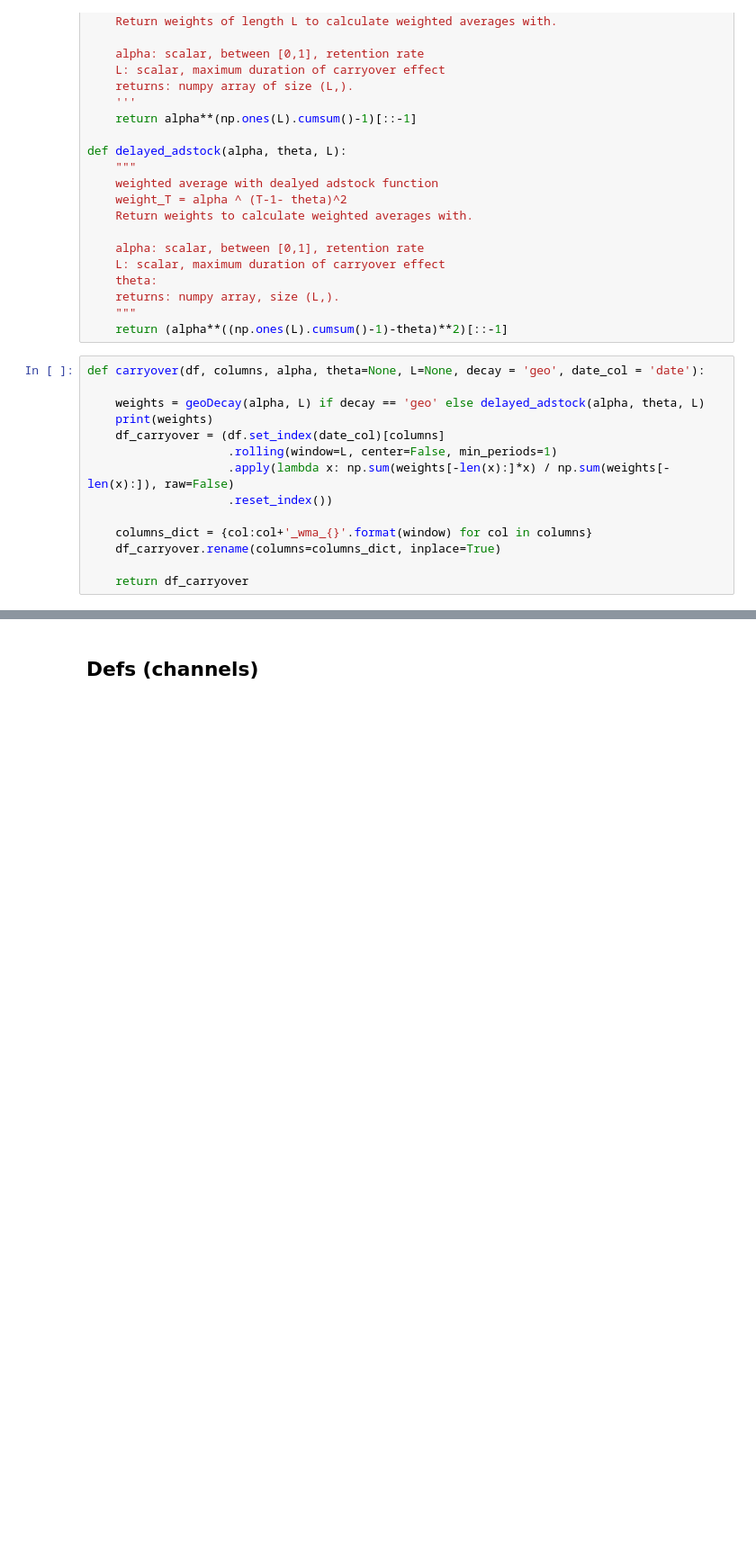
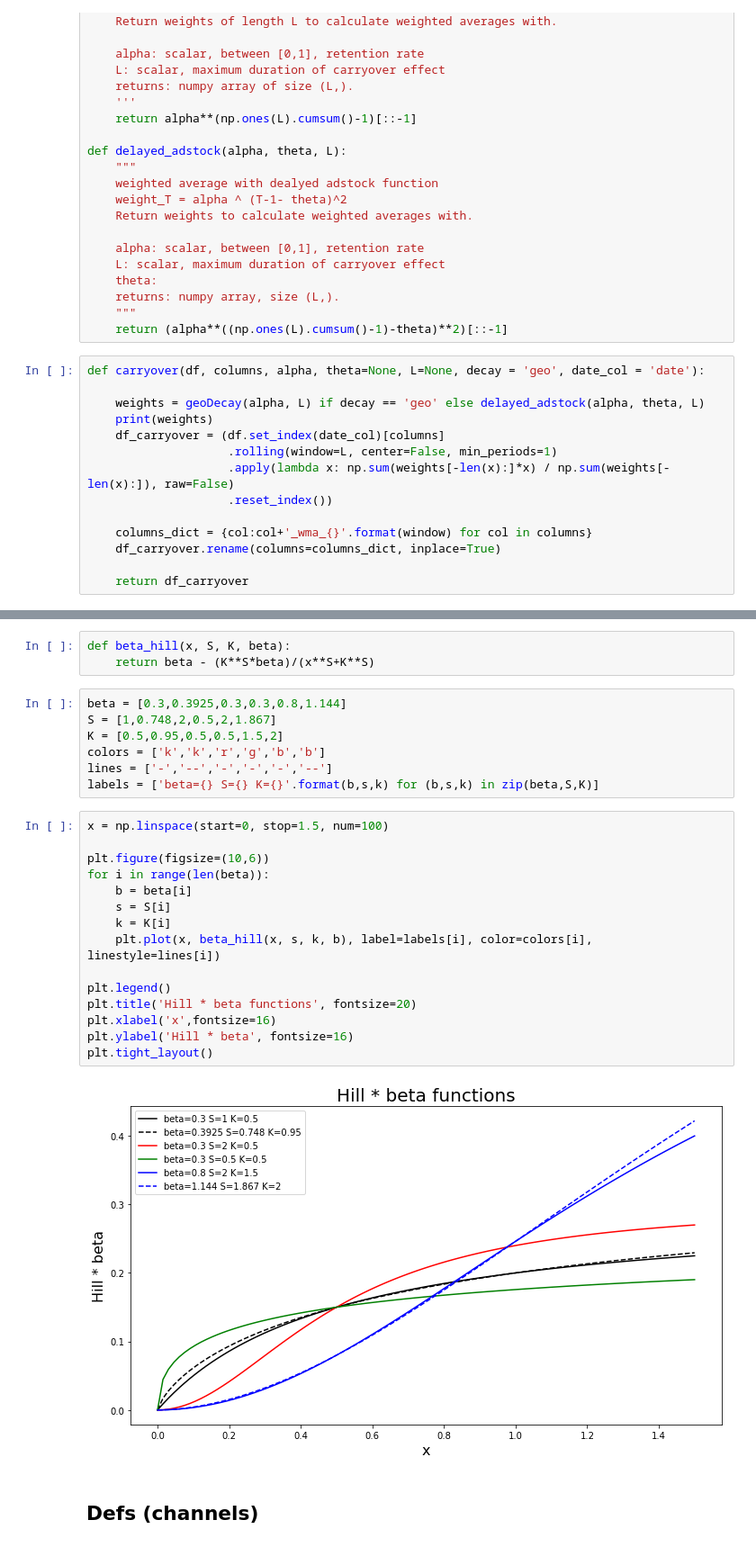
Before and after one commit to Amirgav-zz/mmm_ag, a Jupyter notebook: data_simulation.ipynb, the cells around one changed output, grey strips where cells are left out. Shown at 90% size. Saved outputs shown, nothing was run; the diff lists cells and outputs as text; blank space fills up the shorter version.

```diff
--- a/data_simulation.ipynb
+++ b/data_simulation.ipynb
@@ -105,3 +95,30 @@ array([0.5, 1. , 0.5])
+# %%
+def beta_hill(x, S, K, beta):
+    return beta - (K**S*beta)/(x**S+K**S)
+# %%
+beta = [0.3,0.3925,0.3,0.3,0.8,1.144]
+S = [1,0.748,2,0.5,2,1.867]
+K = [0.5,0.95,0.5,0.5,1.5,2]
+colors = ['k','k','r','g','b','b']
+lines = ['-','--','-','-','-','--']
+labels = ['beta={} S={} K={}'.format(b,s,k) for (b,s,k) in zip(beta,S,K)]
+# %%
+x = np.linspace(start=0, stop=1.5, num=100)
+
+plt.figure(figsize=(10,6))
+for i in range(len(beta)):
+    b = beta[i]
+    s = S[i]
+    k = K[i]
+    plt.plot(x, beta_hill(x, s, k, b), label=labels[i], color=colors[i], linestyle=lines[i])
+
+plt.legend()
+plt.title('Hill * beta functions', fontsize=20)
+plt.xlabel('x',fontsize=16)
+plt.ylabel('Hill * beta', fontsize=16)
+plt.tight_layout()
+# %% [output]
+[figure, added]
 # %% [markdown]
 ## Defs (channels)
 # %%
```
Also changed, not shown: parts of 7 cells of this notebook.
